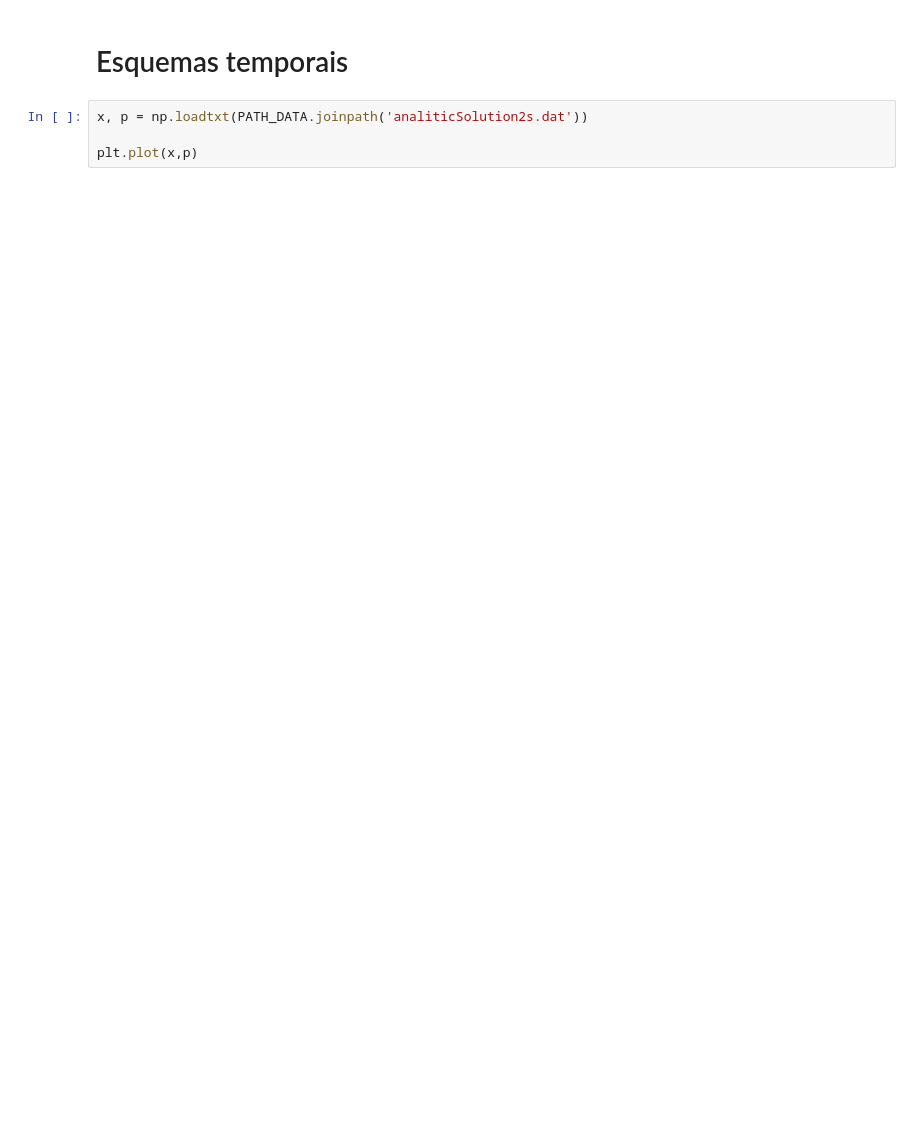
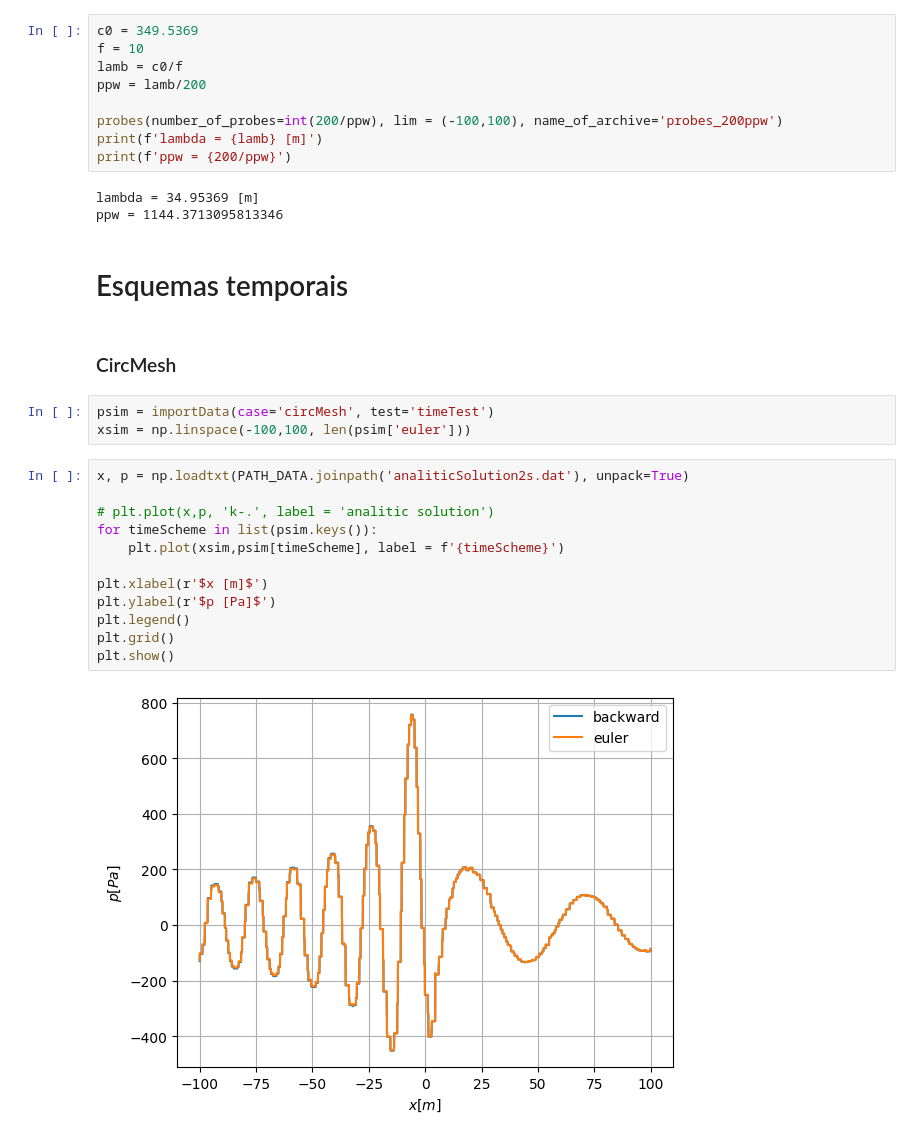
Before and after one commit to Widmark-Kaue/Aeroacoustics-Monopole-Errors, a Jupyter notebook: scripts/schemes.ipynb, the cells around one changed output. Saved outputs shown, nothing was run; the diff lists cells and outputs as text; blank space fills up the shorter version.

```diff
--- a/scripts/schemes.ipynb
+++ b/scripts/schemes.ipynb
@@ -9,6 +9,33 @@ ModuleNotFoundError: No module named 'src'
+# %%
+c0 = 349.5369
+f = 10
+lamb = c0/f
+ppw = lamb/200
+
+probes(number_of_probes=int(200/ppw), lim = (-100,100), name_of_archive='probes_200ppw')
+print(f'lambda = {lamb} [m]')
+print(f'ppw = {200/ppw}')
+# %% [output]
+lambda = 34.95369 [m]
+ppw = 1144.3713095813346
 # %% [markdown]
 # Esquemas temporais
-# %%
-x, p = np.loadtxt(PATH_DATA.joinpath('analiticSolution2s.dat'))
-
-plt.plot(x,p)
+# %% [markdown]
+### CircMesh
+# %%
+psim = importData(case='circMesh', test='timeTest')
+xsim = np.linspace(-100,100, len(psim['euler']))
+# %%
+x, p = np.loadtxt(PATH_DATA.joinpath('analiticSolution2s.dat'), unpack=True)
+
+# plt.plot(x,p, 'k-.', label = 'analitic solution')
+for timeScheme in list(psim.keys()):
+    plt.plot(xsim,psim[timeScheme], label = f'{timeScheme}')
+
+plt.xlabel(r'$x [m]$')
+plt.ylabel(r'$p [Pa]$')
+plt.legend()
+plt.grid()
+plt.show()
+# %% [output]
+[figure, added]
```
Also changed, not shown: parts of 2 cells of this notebook, 1 other file.
